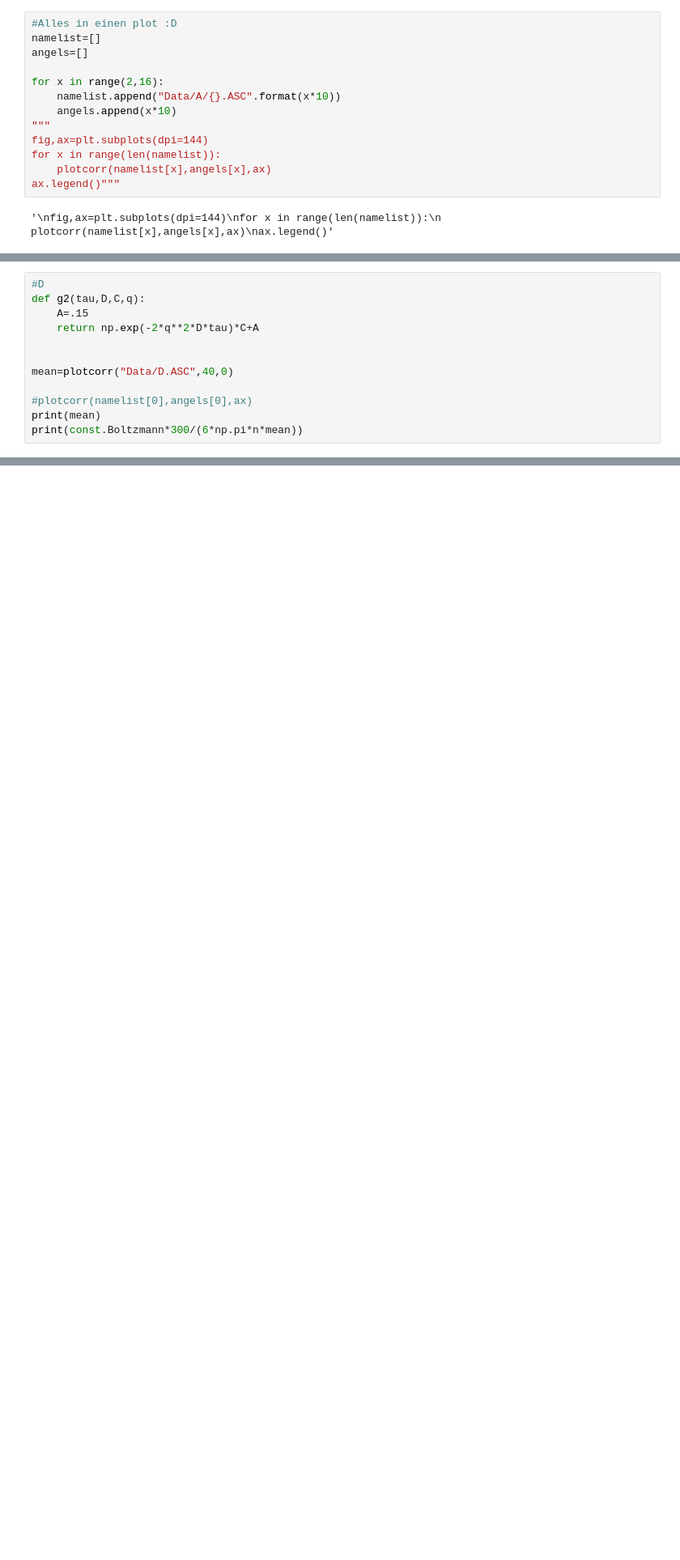
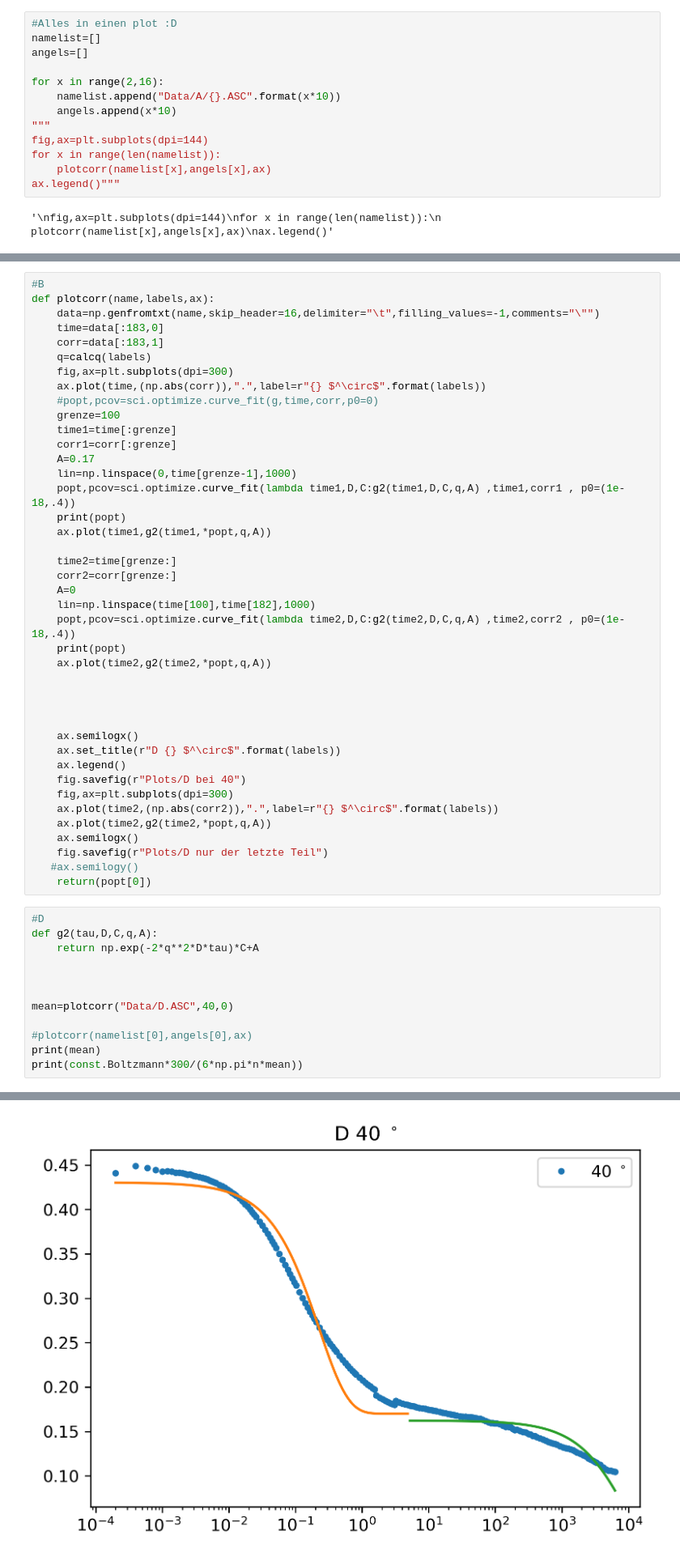
Before and after one commit to qwretz/fpraktikum, a Jupyter notebook: Dynamic Light Scattering/Plots.ipynb, the cells around one changed output, grey strips where cells are left out. Shown at 81% size. Cells and saved outputs as stored; diff of their text form; blank space fills up the shorter version.

Commit message:
D jetzt mit 2 plots

```diff
--- a/Dynamic Light Scattering/Plots.ipynb
+++ b/Dynamic Light Scattering/Plots.ipynb
@@ -194,8 +215,49 @@ def plotcorr(name,labels,ax):
+# %%
+#B
+def plotcorr(name,labels,ax):
+    data=np.genfromtxt(name,skip_header=16,delimiter="\t",filling_values=-1,comments="\"")
+    time=data[:183,0]
+    corr=data[:183,1]
+    q=calcq(labels)
+    fig,ax=plt.subplots(dpi=300)
+    ax.plot(time,(np.abs(corr)),".",label=r"{} $^\circ$".format(labels))
+    #popt,pcov=sci.optimize.curve_fit(g,time,corr,p0=0)
+    grenze=100
+    time1=time[:grenze]
+    corr1=corr[:grenze]
+    A=0.17
+    lin=np.linspace(0,time[grenze-1],1000)
+    popt,pcov=sci.optimize.curve_fit(lambda time1,D,C:g2(time1,D,C,q,A) ,time1,corr1 , p0=(1e-18,.4))
+    print(popt)
+    ax.plot(time1,g2(time1,*popt,q,A))
+
+    time2=time[grenze:]
+    corr2=corr[grenze:]
+    A=0
+    lin=np.linspace(time[100],time[182],1000)
+    popt,pcov=sci.optimize.curve_fit(lambda time2,D,C:g2(time2,D,C,q,A) ,time2,corr2 , p0=(1e-18,.4))
+    print(popt)
+    ax.plot(time2,g2(time2,*popt,q,A))
+
+
+
+
+    ax.semilogx()
+    ax.set_title(r"D {} $^\circ$".format(labels))
+    ax.legend()
+    fig.savefig(r"Plots/D bei 40")
+    fig,ax=plt.subplots(dpi=300)
+    ax.plot(time2,(np.abs(corr2)),".",label=r"{} $^\circ$".format(labels))
+    ax.plot(time2,g2(time2,*popt,q,A))
+    ax.semilogx()
+    fig.savefig(r"Plots/D nur der letzte Teil")
+   #ax.semilogy()
+    return(popt[0])
 # %%
 #D
-def g2(tau,D,C,q):
-    A=.15
+def g2(tau,D,C,q,A):
     return np.exp(-2*q**2*D*tau)*C+A
+
 
 
 mean=plotcorr("Data/D.ASC",40,0)
@@ -203,3 +265,4 @@ mean=plotcorr("Data/D.ASC",40,0)
 #plotcorr(namelist[0],angels[0],ax)
 print(mean)
 print(const.Boltzmann*300/(6*np.pi*n*mean))
+# %% [output]
@@ -205,0 +273 @@ print(const.Boltzmann*300/(6*np.pi*n*mean))
+[figure, added]
```
Also changed, not shown: parts of 7 cells of this notebook, 2 other files.
